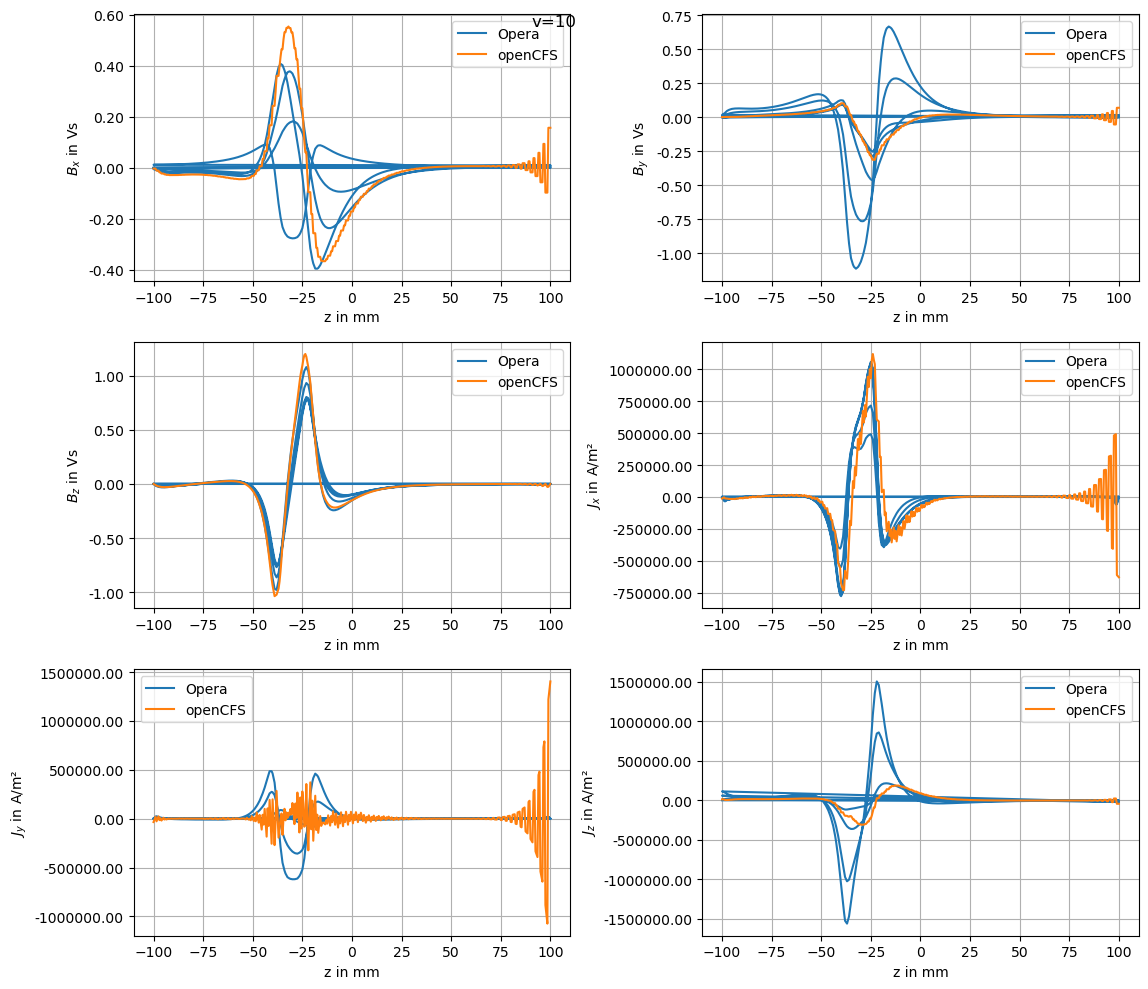
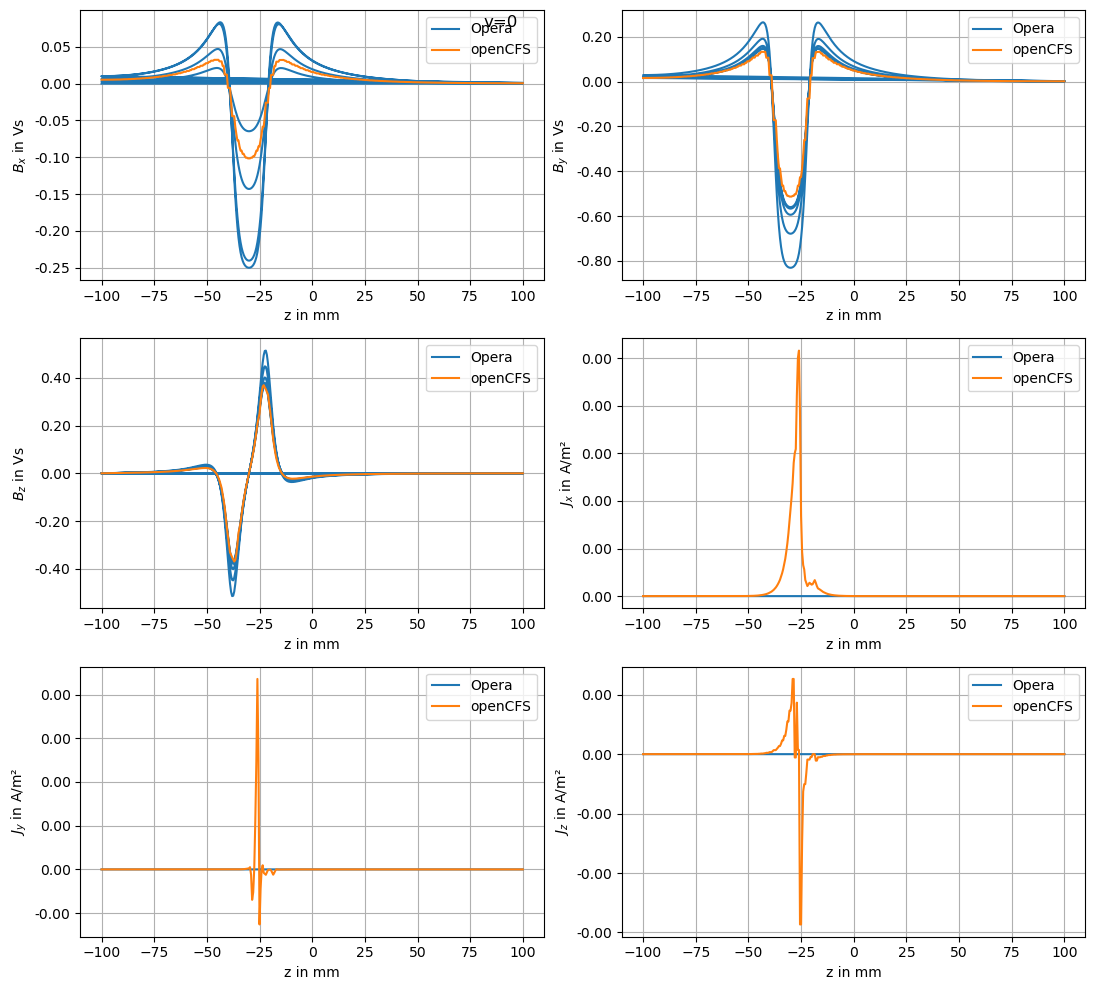
Code edit (unified diff) that turned the first committed figure into the second:
--- before
+++ after
@@ -1,3 +1,3 @@
-v=10
+v=0
 
 openCFS_lineResult_Flux = SensorArray(f"sensorArray/flux_rail_v{v}.csv-1")
@@ -19,5 +19,5 @@
 
     cfsCoordinates = cfsData.getNodeCoordinates()
-    ax.plot(1E3*cfsCoordinates[:,2],cfsData.RealValue[:,j%3], linestyle='-',label=f"openCFS")
+    ax[j].plot(1E3*cfsCoordinates[:,2],cfsData.RealValue[:,j%3], linestyle='-',label=f"openCFS")
 
     ax[j].set_xlabel("z in mm")

Commit: updated reference file